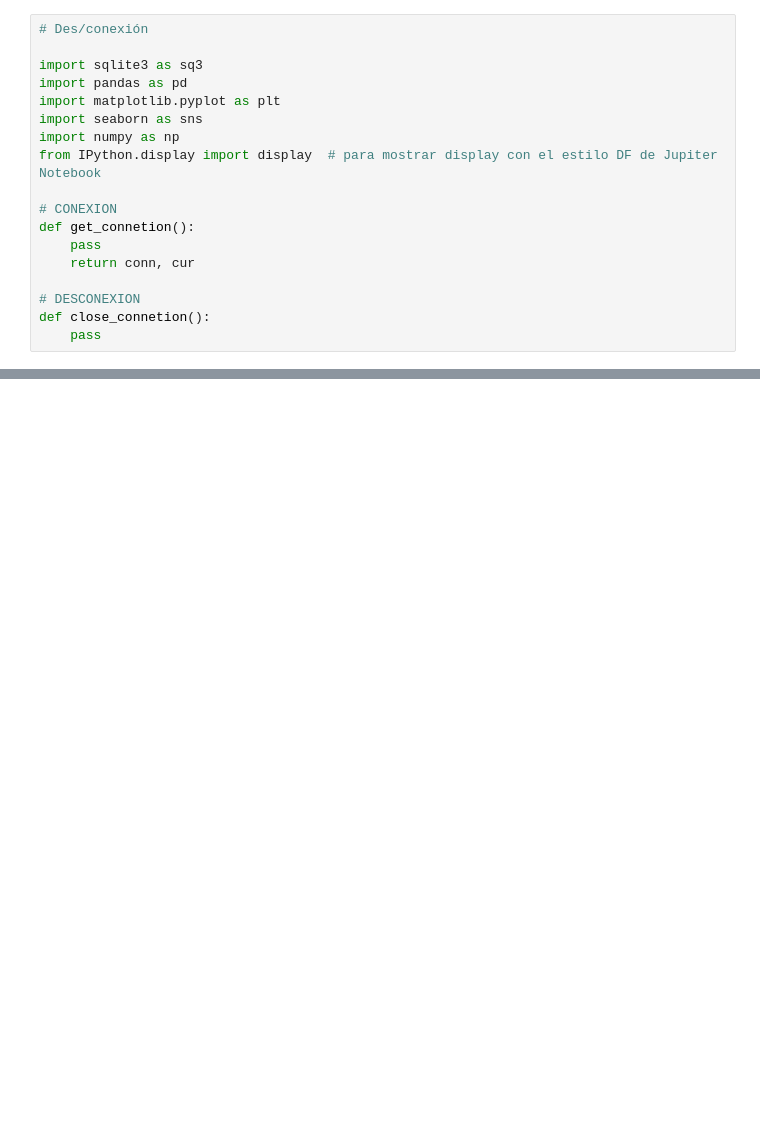
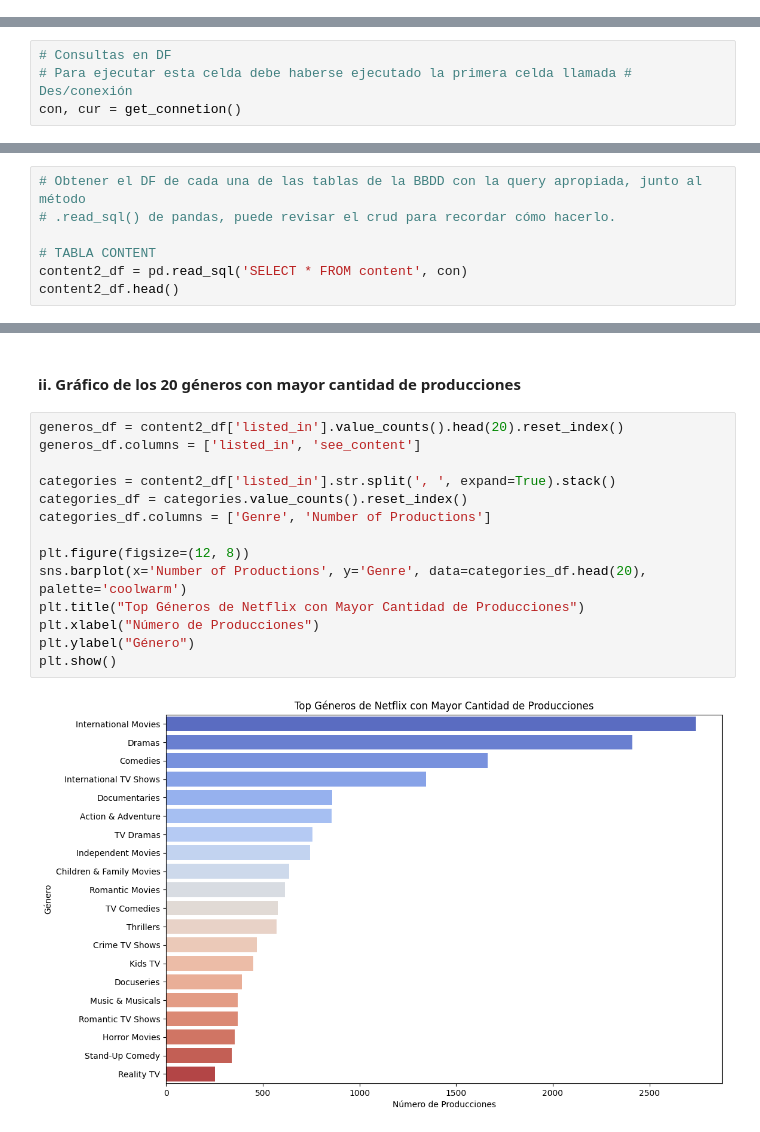
Before and after one commit to belenareal/testing_codes, a Jupyter notebook: BigData-CAC/Consigna6.ipynb, the cells around one changed output, grey strips where cells are left out. Drawn from its saved outputs; the diff is of its cells as text; blank space fills up the shorter version.

```diff
--- a/BigData-CAC/Consigna6.ipynb
+++ b/BigData-CAC/Consigna6.ipynb
@@ -42,18 +0,0 @@ Para ello:
-# %%
-# Des/conexión
-
-import sqlite3 as sq3
-import pandas as pd
-import matplotlib.pyplot as plt
-import seaborn as sns
-import numpy as np
-from IPython.display import display  # para mostrar display con el estilo DF de Jupiter Notebook
-
-# CONEXION
-def get_connetion():
-    pass
-    return conn, cur
-
-# DESCONEXION
-def close_connetion():
-    pass
@@ -205,0 +364,4 @@ Realizar las siguientes instrucciones, considere para cada ejercicio almacenar e
+# %%
+# Consultas en DF
+# Para ejecutar esta celda debe haberse ejecutado la primera celda llamada # Des/conexión
+con, cur = get_connetion()
@@ -205,0 +370,7 @@ Realizar las siguientes instrucciones, considere para cada ejercicio almacenar e
+# %%
+# Obtener el DF de cada una de las tablas de la BBDD con la query apropiada, junto al método
+# .read_sql() de pandas, puede revisar el crud para recordar cómo hacerlo.
+
+# TABLA CONTENT
+content2_df = pd.read_sql('SELECT * FROM content', con)
+content2_df.head()
@@ -205,0 +660,18 @@ Realizar las siguientes instrucciones, considere para cada ejercicio almacenar e
+# %% [markdown]
+#### ii. Gráfico de los 20 géneros con mayor cantidad de producciones
+# %%
+generos_df = content2_df['listed_in'].value_counts().head(20).reset_index()
+generos_df.columns = ['listed_in', 'see_content']
+
+categories = content2_df['listed_in'].str.split(', ', expand=True).stack()
+categories_df = categories.value_counts().reset_index()
+categories_df.columns = ['Genre', 'Number of Productions']
+
+plt.figure(figsize=(12, 8))
+sns.barplot(x='Number of Productions', y='Genre', data=categories_df.head(20), palette='coolwarm')
+plt.title("Top Géneros de Netflix con Mayor Cantidad de Producciones")
+plt.xlabel("Número de Producciones")
+plt.ylabel("Género")
+plt.show()
+# %% [output]
+[figure, added]
```
Also changed, not shown: parts of 68 cells of this notebook.
